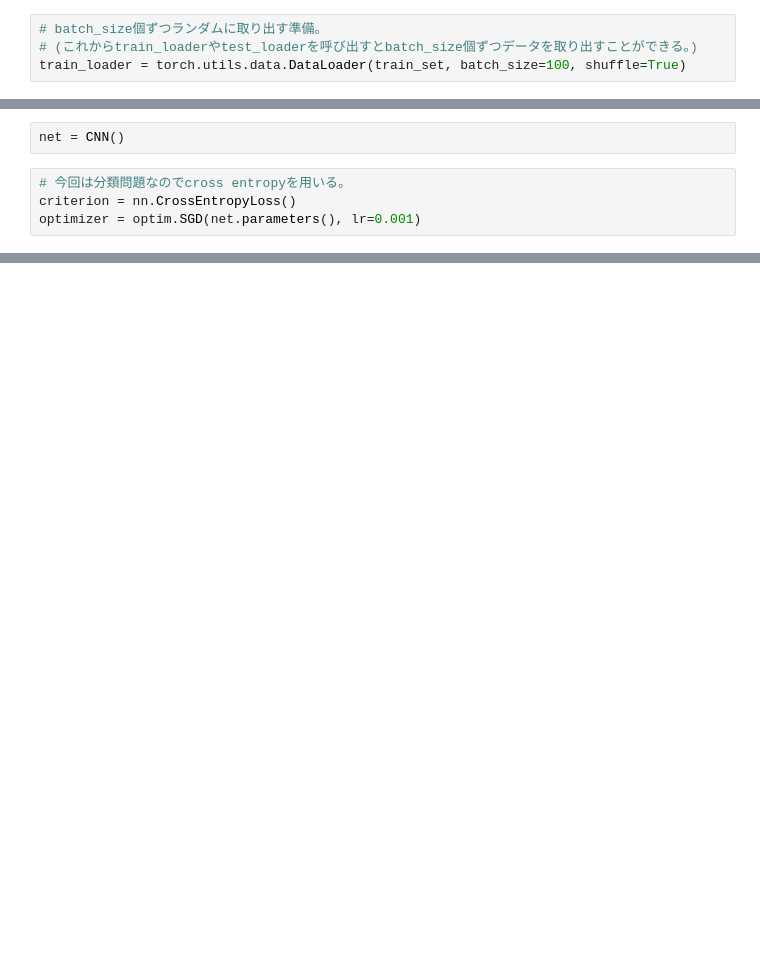
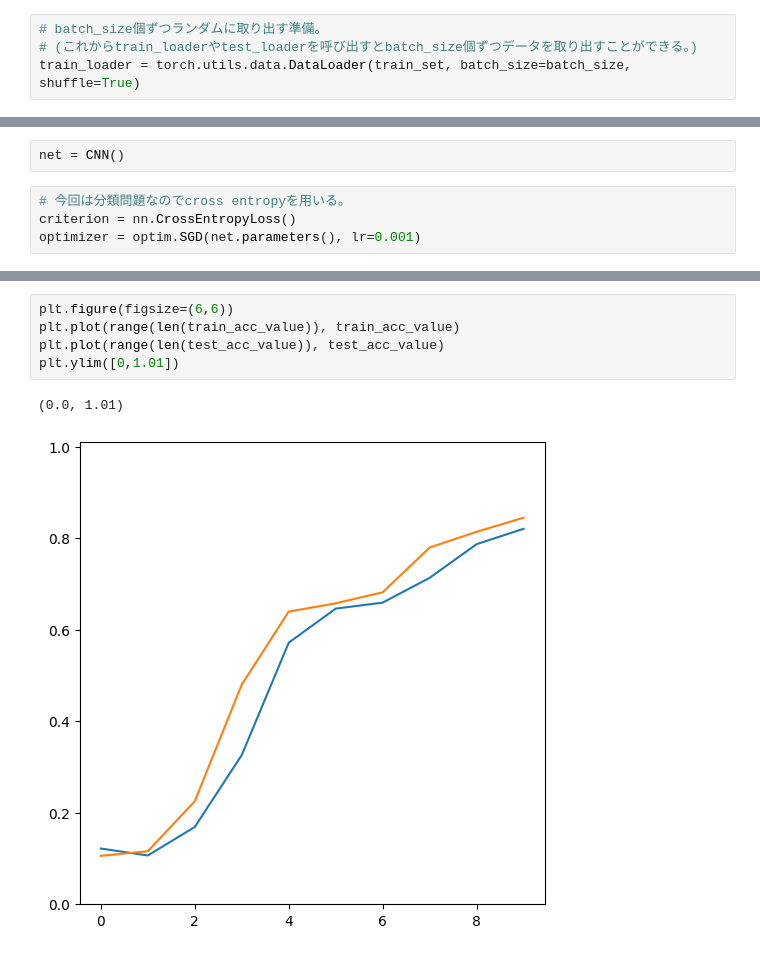
Before and after one commit to okataka123/quantum, a Jupyter notebook: srcs/QC4U2_Lecture2.ipynb, the cells around one changed output, grey strips where cells are left out. Saved outputs shown, nothing was run; the diff lists cells and outputs as text; blank space fills up the shorter version.

```diff
--- a/srcs/QC4U2_Lecture2.ipynb
+++ b/srcs/QC4U2_Lecture2.ipynb
@@ -179,7 +147,7 @@ plt.imshow(train_set[0][0][0])
 # %%
 # batch_size個ずつランダムに取り出す準備。
 # (これからtrain_loaderやtest_loaderを呼び出すとbatch_size個ずつデータを取り出すことができる。)
-train_loader = torch.utils.data.DataLoader(train_set, batch_size=100, shuffle=True)
+train_loader = torch.utils.data.DataLoader(train_set, batch_size=batch_size, shuffle=True)
 # %%
 # testデータも用意する。
 test_set = torchvision.datasets.MNIST(
@@ -240,0 +251,8 @@ for epoch in range(Tall):
+# %%
+plt.figure(figsize=(6,6))
+plt.plot(range(len(train_acc_value)), train_acc_value)
+plt.plot(range(len(test_acc_value)), test_acc_value)
+plt.ylim([0,1.01])
+# %% [output]
+(0.0, 1.01)
+[figure, added]
```
Also changed, not shown: parts of 16 cells of this notebook.
